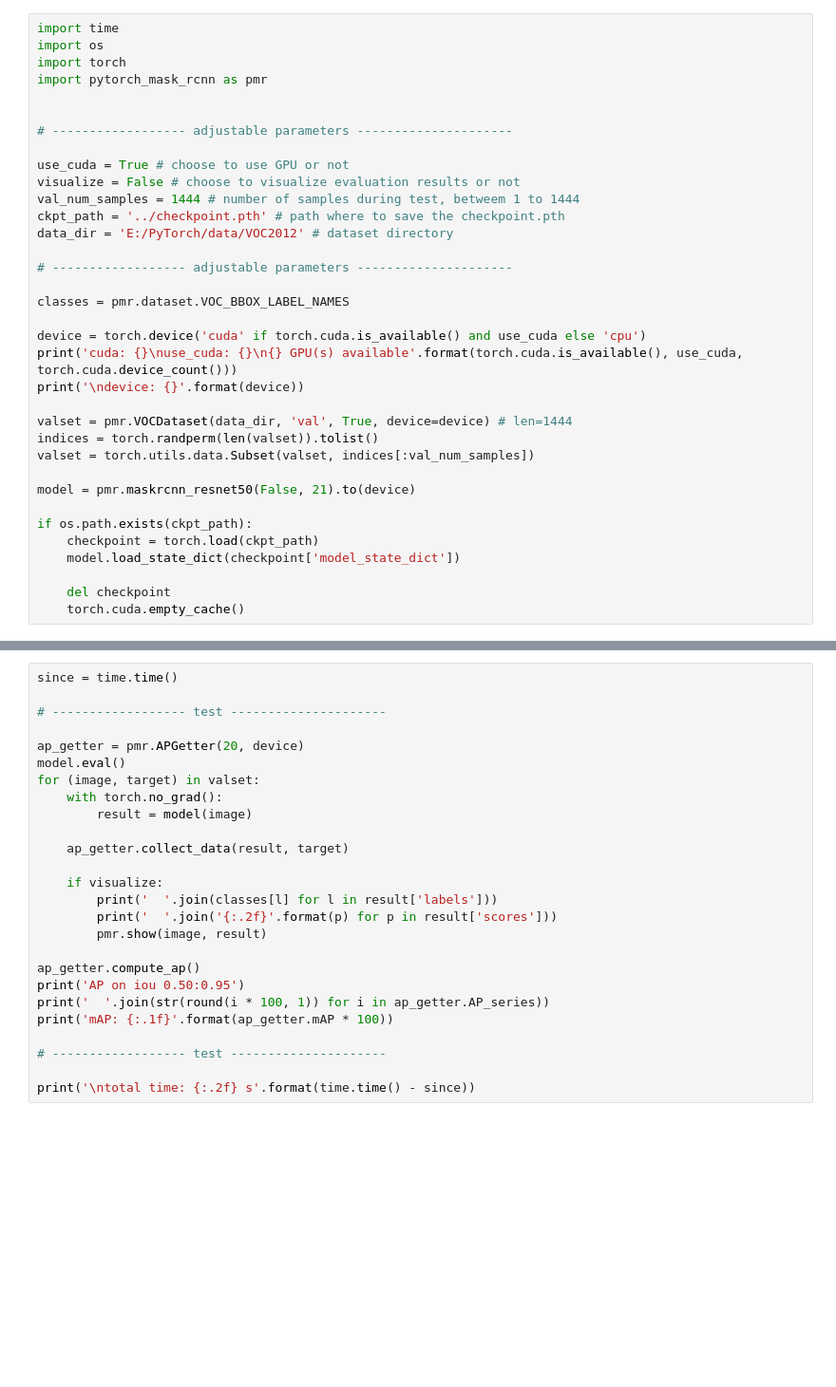
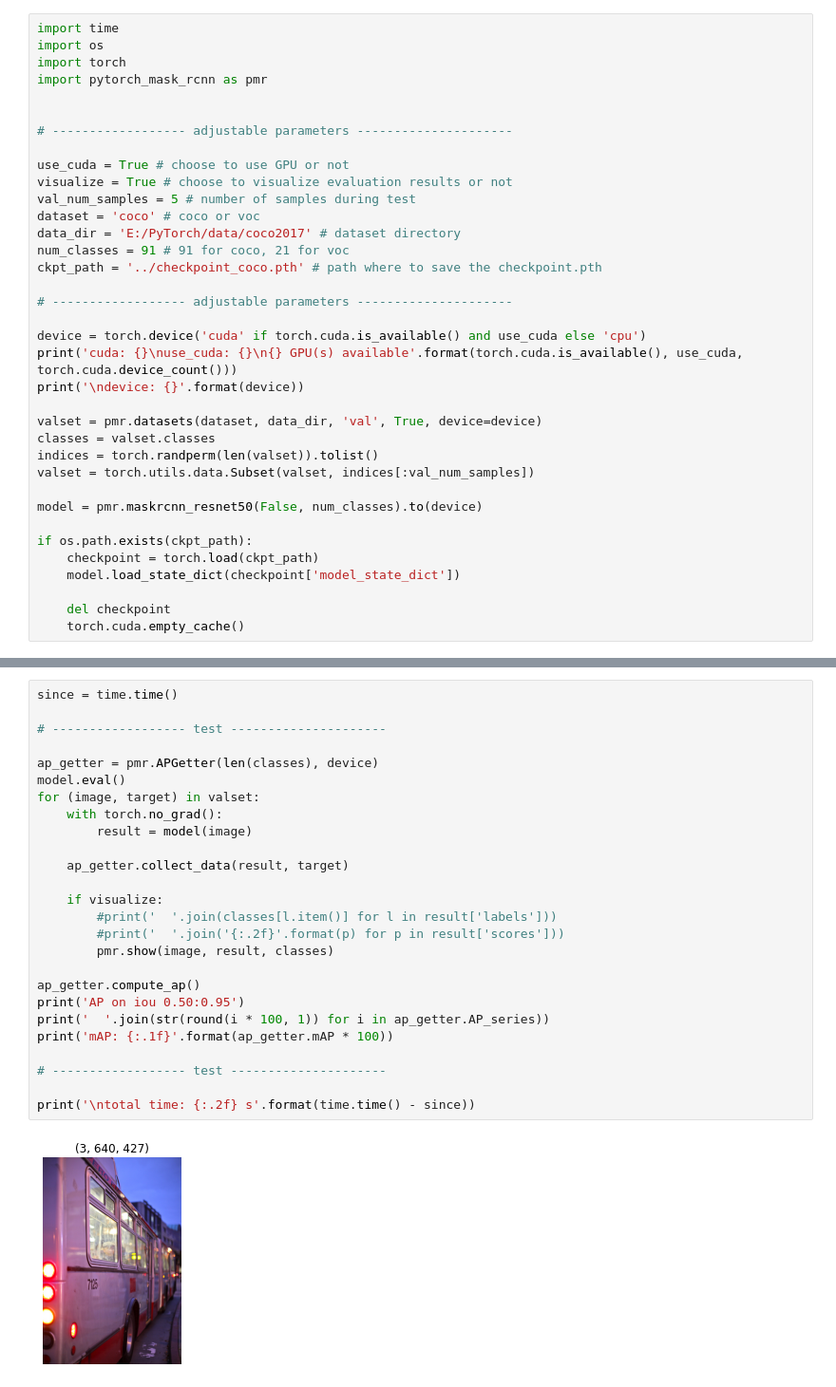
Before and after one commit to Okery/PyTorch-Simple-MaskRCNN, a Jupyter notebook: eval.ipynb, the cells around one changed output, grey strips where cells are left out. Shown at 95% size. Cells and saved outputs as stored; diff of their text form; blank space fills up the shorter version.

```diff
--- a/eval.ipynb
+++ b/eval.ipynb
@@ -8,24 +8,25 @@ import pytorch_mask_rcnn as pmr
 # ------------------ adjustable parameters ---------------------
 
 use_cuda = True # choose to use GPU or not
-visualize = False # choose to visualize evaluation results or not
-val_num_samples = 1444 # number of samples during test, betweem 1 to 1444
-ckpt_path = '../checkpoint.pth' # path where to save the checkpoint.pth
-data_dir = 'E:/PyTorch/data/VOC2012' # dataset directory
+visualize = True # choose to visualize evaluation results or not
+val_num_samples = 5 # number of samples during test
+dataset = 'coco' # coco or voc
+data_dir = 'E:/PyTorch/data/coco2017' # dataset directory
+num_classes = 91 # 91 for coco, 21 for voc
+ckpt_path = '../checkpoint_coco.pth' # path where to save the checkpoint.pth
 
 # ------------------ adjustable parameters ---------------------
-
-classes = pmr.dataset.VOC_BBOX_LABEL_NAMES
 
 device = torch.device('cuda' if torch.cuda.is_available() and use_cuda else 'cpu')
 print('cuda: {}\nuse_cuda: {}\n{} GPU(s) available'.format(torch.cuda.is_available(), use_cuda, torch.cuda.device_count()))
 print('\ndevice: {}'.format(device))
 
-valset = pmr.VOCDataset(data_dir, 'val', True, device=device) # len=1444
+valset = pmr.datasets(dataset, data_dir, 'val', True, device=device)
+classes = valset.classes
 indices = torch.randperm(len(valset)).tolist()
 valset = torch.utils.data.Subset(valset, indices[:val_num_samples])
 
-model = pmr.maskrcnn_resnet50(False, 21).to(device)
+model = pmr.maskrcnn_resnet50(False, num_classes).to(device)
 
 if os.path.exists(ckpt_path):
     checkpoint = torch.load(ckpt_path)
@@ -36,26 +43,28 @@ if os.path.exists(ckpt_path):
 # %%
 since = time.time()
 
 # ------------------ test ---------------------
 
-ap_getter = pmr.APGetter(20, device)
+ap_getter = pmr.APGetter(len(classes), device)
 model.eval()
 for (image, target) in valset:
     with torch.no_grad():
         result = model(image)
 
     ap_getter.collect_data(result, target)
 
     if visualize:
-        print('  '.join(classes[l] for l in result['labels']))
-        print('  '.join('{:.2f}'.format(p) for p in result['scores']))
-        pmr.show(image, result)
+        #print('  '.join(classes[l.item()] for l in result['labels']))
+        #print('  '.join('{:.2f}'.format(p) for p in result['scores']))
+        pmr.show(image, result, classes)
 
 ap_getter.compute_ap()
 print('AP on iou 0.50:0.95')
 print('  '.join(str(round(i * 100, 1)) for i in ap_getter.AP_series))
 print('mAP: {:.1f}'.format(ap_getter.mAP * 100))
 
 # ------------------ test ---------------------
 
 print('\ntotal time: {:.2f} s'.format(time.time() - since))
+# %% [output]
+[figure, added]
```
Also changed, not shown: parts of 2 cells of this notebook.
